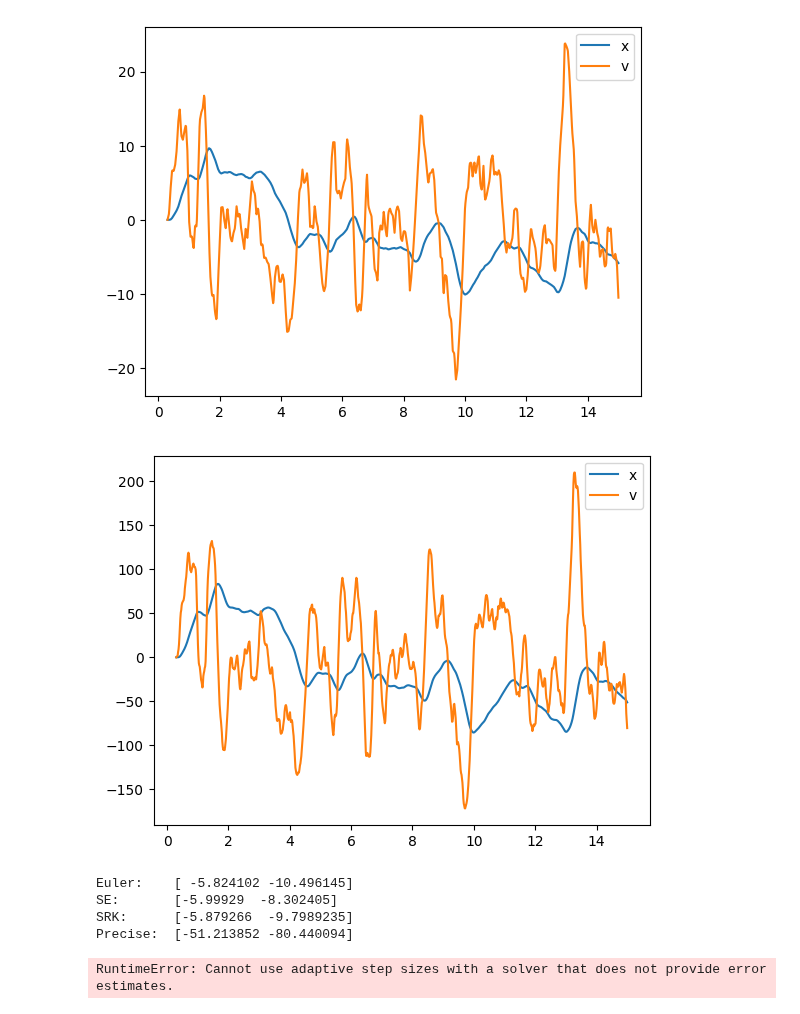
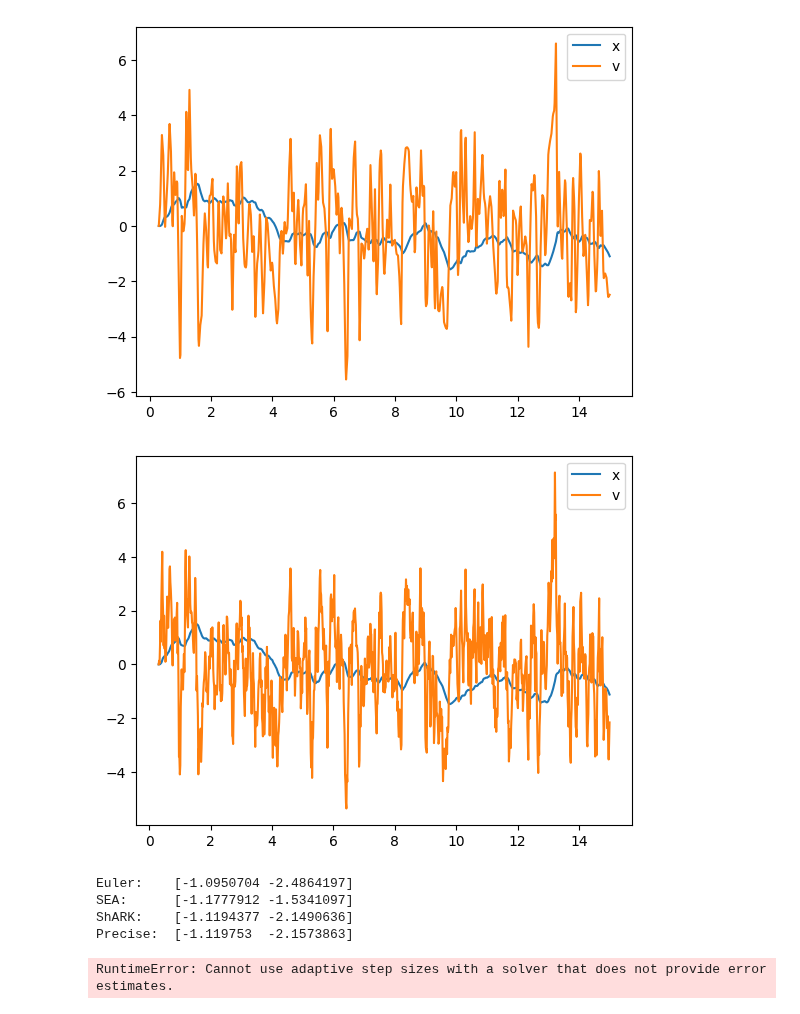
Before and after one commit to andyElking/diffrax_STLA, a Jupyter notebook: Langevin_test.ipynb, the cells around one changed output. Cells and saved outputs as stored; diff of their text form; code cells hidden in the pictures.

Commit message:
Normalised the VirtualLevyTree, made changes to typing

```diff
--- a/Langevin_test.ipynb
+++ b/Langevin_test.ipynb
@@ -30,7 +30,7 @@ def diffusion(t, y, args):
     return d_y
 
 t0, t1 = 0.3, 15
-brownian_motion = VirtualSTLATree(t0, t1, tol=2**-8, shape=(), key=jrandom.PRNGKey(2))
+brownian_motion = VirtualLevyTree(t0, t1, tol=2**-8, shape=(), key=jrandom.PRNGKey(2))
 termsEuler = MultiTerm(ODETerm(drift), ControlTerm(diffusion, brownian_motion))
 terms = STLAMultiTerm(ODETerm(drift), STLAControlTerm(diffusion, brownian_motion))
 saveat = SaveAt(ts=jnp.linspace(t0, t1, 1000))
@@ -50,23 +50,23 @@ solEuler = diffeqsolve(termsEuler, Euler(), t0, t1, dt0=0.05, y0=jnp.array([0, 0
                     saveat=saveat)
 plot_sol(solEuler)
 # %% [output]
-[figure, old version]
+[figure, new version]
 # %%
-solPrecise = diffeqsolve(termsEuler, Euler(), t0, t1, dt0=0.005, y0=jnp.array([0, 0], dtype=jnp.float32), args=args,
+solPrecise = diffeqsolve(terms, Euler(), t0, t1, dt0=0.005, y0=jnp.array([0, 0], dtype=jnp.float32), args=args,
                     saveat=saveat)
 plot_sol(solPrecise)
 # %% [output]
-[figure, old version]
+[figure, new version]
 # %%
 print(f"Euler:    {solEuler.ys[-1]}")
-print(f"SE:       {solSE.ys[-1]}")
-print(f"SRK:      {solSRK.ys[-1]}")
+print(f"SEA:      {solSE.ys[-1]}")
+print(f"ShARK:    {solSRK.ys[-1]}")
 print(f"Precise:  {solPrecise.ys[-1]}")
 # %% [output]
-Euler:    [ -5.824102 -10.496145]
-SE:       [-5.99929  -8.302405]
-SRK:      [-5.879266  -9.7989235]
-Precise:  [-51.213852 -80.440094]
+Euler:    [-1.0950704 -2.4864197]
+SEA:      [-1.1777912 -1.5341097]
+ShARK:    [-1.1194377 -2.1490636]
+Precise:  [-1.119753  -2.1573863]
 # %%
 stepsize_controller = PIDController(rtol=1e-5, atol=1e-5)
 solSRK_PID = diffeqsolve(terms, ShARK(), t0, t1, dt0=0.1, y0=jnp.array([0, 0], dtype=jnp.float32), args=args, saveat=saveat, stepsize_controller=stepsize_controller)
```
Also changed, not shown: parts of 3 cells of this notebook, 7 other files.
